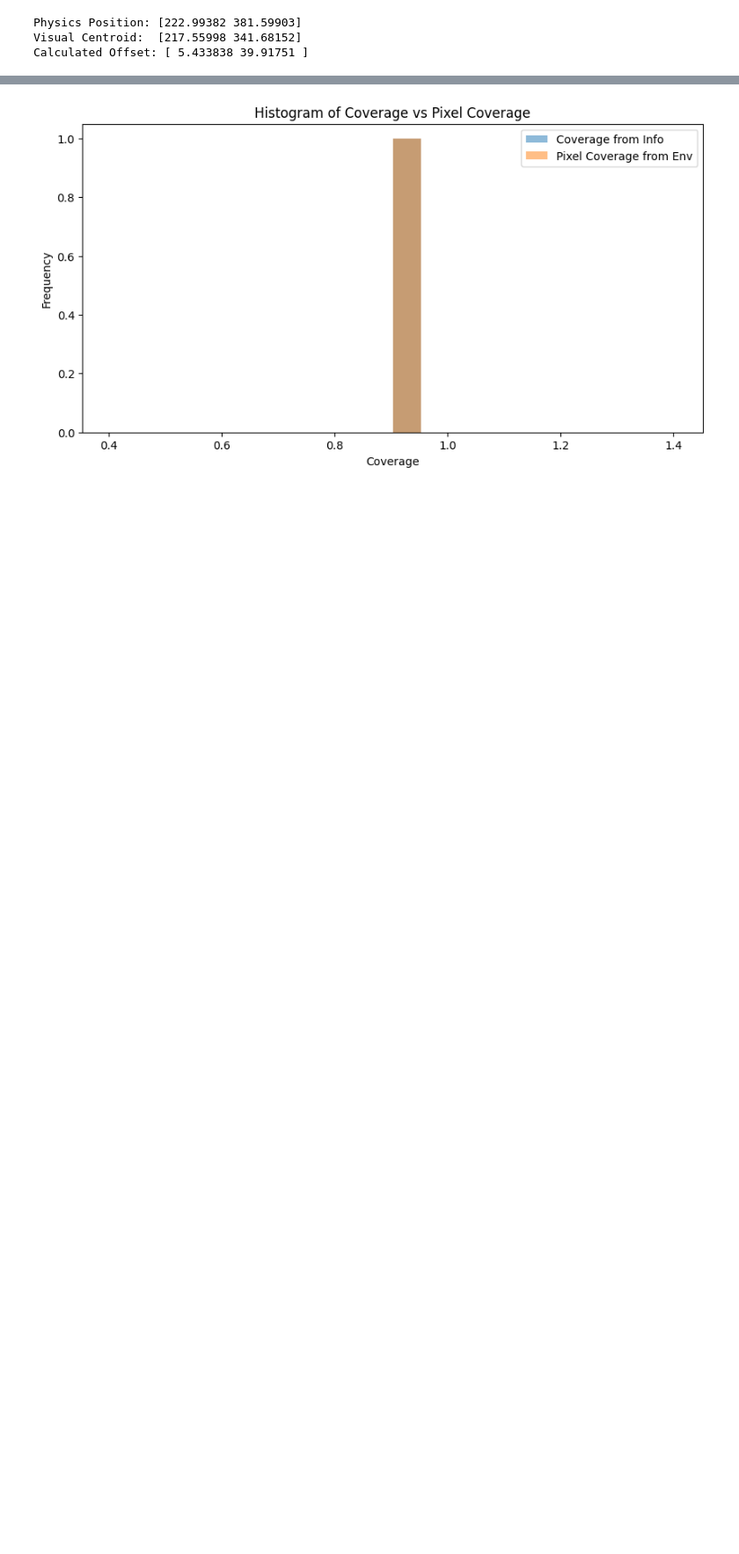
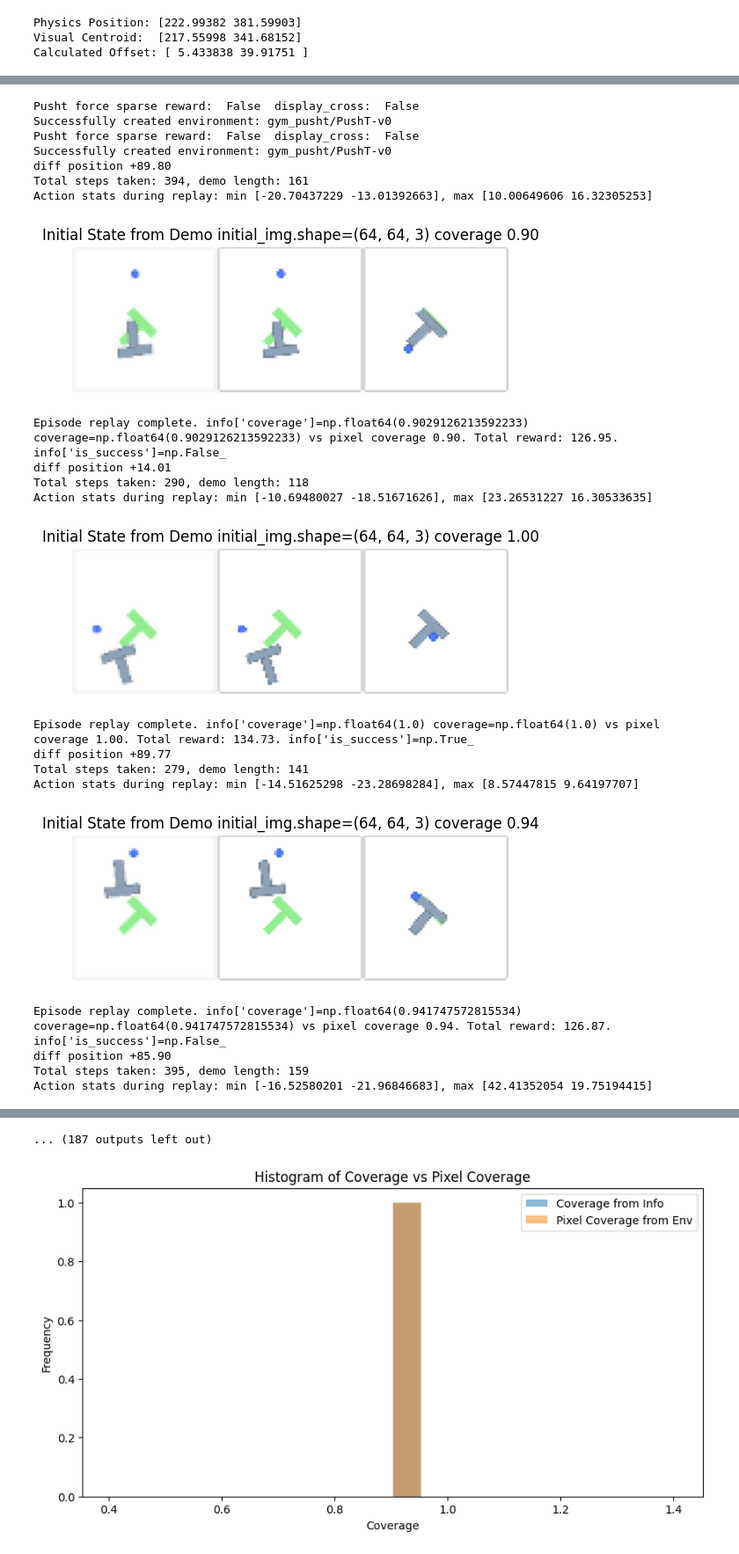
Before and after one commit to dirkmcpherson/gym-pusht, a Jupyter notebook: demonstrations/replay_demos.ipynb, the cells around one changed output, grey strips where cells are left out. Shown at 88% size. Saved outputs shown, nothing was run; the diff lists cells and outputs as text; code cells hidden in the pictures; blank space fills up the shorter version.

```diff
--- a/demonstrations/replay_demos.ipynb
+++ b/demonstrations/replay_demos.ipynb
@@ -270,0 +249,59 @@ Episode replay complete. info['coverage']=np.float64(0.9029126213592233) coverag
+# %%
+
+
+env = make_env(differential_action=differential_action, pixels_based_success=True)
+# resize the images if the env observation size is different from the demo image size
+if env.unwrapped.observation_width != demos[0]['img'].shape[1] or env.unwrapped.observation_height != demos[0]['img'].shape[2]:
+    for ep in demos:
+        img = ep['img']
+        if img.shape[1] != 64 or img.shape[2] != 64:
+            from skimage.transform import resize
+            resized_imgs = []
+            for im in img:
+                im_resized = resize(im, (64, 64), preserve_range=True).astype(np.uint8)
+                resized_imgs.append(im_resized)
+            ep['img'] = np.array(resized_imgs)
+
+coverages = collections.defaultdict(list)
+pixel_coverages = collections.defaultdict(list)
+# # 2. Replay the first 3 episodes
+for y_offset in [0]: #range(40,50,1):
+    env = make_env(differential_action=differential_action, pixels_based_success=True)
+    coverage = []
+    pixel_coverage = []
+    for i in range(206):
+    # for i in [0]:
+        # print(f"Replaying Episode {i}...")
+        offset = [0, 0] # find_offset(ZARR_PATH, ep_idx=i)
+        cov, pix_cov = replay_demo(env, copy.deepcopy(demos[i]), fps=120, differential_action=differential_action)
+        coverage.append(cov)
+        pixel_coverage.append(pix_cov)
+    coverages[y_offset] = coverage
+    pixel_coverages[y_offset] = pixel_coverage
+
+# # Close env when done
+# time.sleep(1)
+# env.close()
+# %% [output]
+Pusht force sparse reward:  False  display_cross:  False
+Successfully created environment: gym_pusht/PushT-v0
+Pusht force sparse reward:  False  display_cross:  False
+Successfully created environment: gym_pusht/PushT-v0
+diff position +89.80
+Total steps taken: 394, demo length: 161
+Action stats during replay: min [-20.70437229 -13.01392663], max [10.00649606 16.32305253]
+[figure, added]
+Episode replay complete. info['coverage']=np.float64(0.9029126213592233) coverage=np.float64(0.9029126213592233) vs pixel coverage 0.90. Total reward: 126.95. info['is_success']=np.False_
+diff position +14.01
+Total steps taken: 290, demo length: 118
+Action stats during replay: min [-10.69480027 -18.51671626], max [23.26531227 16.30533635]
+[figure, added]
+Episode replay complete. info['coverage']=np.float64(1.0) coverage=np.float64(1.0) vs pixel coverage 1.00. Total reward: 134.73. info['is_success']=np.True_
+diff position +89.77
+Total steps taken: 279, demo length: 141
+Action stats during replay: min [-14.51625298 -23.28698284], max [8.57447815 9.64197707]
+[figure, added]
+Episode replay complete. info['coverage']=np.float64(0.941747572815534) coverage=np.float64(0.941747572815534) vs pixel coverage 0.94. Total reward: 126.87. info['is_success']=np.False_
+diff position +85.90
+Total steps taken: 395, demo length: 159
+Action stats during replay: min [-16.52580201 -21.96846683], max [42.41352054 19.75194415]
@@ -271,3 +319,4 @@ Episode replay complete. info['coverage']=np.float64(0.9029126213592233) coverag
+... (187 outputs left out)
 # %%
 if TUNE_TOLERANCE:=False:
         GOAL_COLOR = np.array([144, 238, 144])
```
Also changed, not shown: parts of 3 cells of this notebook, 2 other files.
